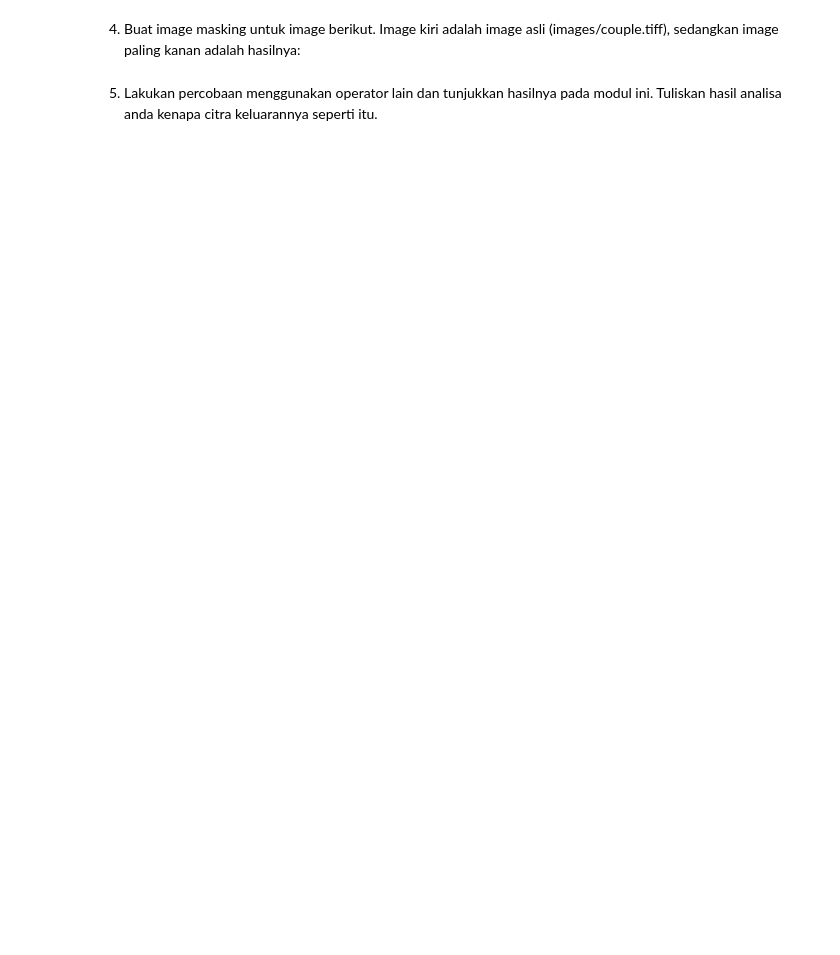
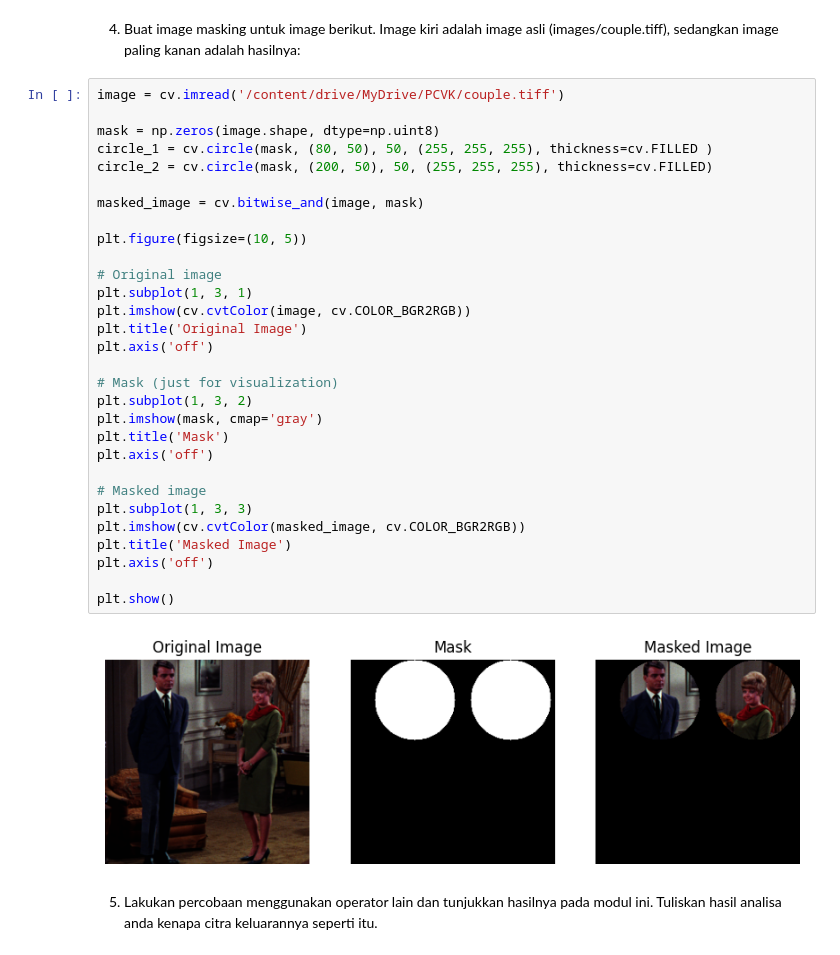
Before and after one commit to Andreagazy/PCVK-2024, a Jupyter notebook: Modul_5.ipynb, the cells around one changed output. Drawn from its saved outputs; the diff is of its cells as text; blank space fills up the shorter version.

```diff
--- a/Modul_5.ipynb
+++ b/Modul_5.ipynb
@@ -75,4 +138,36 @@ Anda dapat menggunakan code berikut untuk membaca semua image dalam satu folder,
 # %% [markdown]
 4. Buat image masking untuk image berikut. Image kiri adalah image asli (images/couple.tiff), sedangkan image paling kanan adalah hasilnya:
+# %%
+image = cv.imread('/content/drive/MyDrive/PCVK/couple.tiff')
+
+mask = np.zeros(image.shape, dtype=np.uint8)
+circle_1 = cv.circle(mask, (80, 50), 50, (255, 255, 255), thickness=cv.FILLED )
+circle_2 = cv.circle(mask, (200, 50), 50, (255, 255, 255), thickness=cv.FILLED)
+
+masked_image = cv.bitwise_and(image, mask)
+
+plt.figure(figsize=(10, 5))
+
+# Original image
+plt.subplot(1, 3, 1)
+plt.imshow(cv.cvtColor(image, cv.COLOR_BGR2RGB))
+plt.title('Original Image')
+plt.axis('off')
+
+# Mask (just for visualization)
+plt.subplot(1, 3, 2)
+plt.imshow(mask, cmap='gray')
+plt.title('Mask')
+plt.axis('off')
+
+# Masked image
+plt.subplot(1, 3, 3)
+plt.imshow(cv.cvtColor(masked_image, cv.COLOR_BGR2RGB))
+plt.title('Masked Image')
+plt.axis('off')
+
+plt.show()
+# %% [output]
+[figure, added]
 # %% [markdown]
 5. Lakukan percobaan menggunakan operator lain dan tunjukkan hasilnya pada modul ini. Tuliskan hasil analisa anda kenapa citra keluarannya seperti itu.
```
Also changed, not shown: parts of 2 cells of this notebook.
